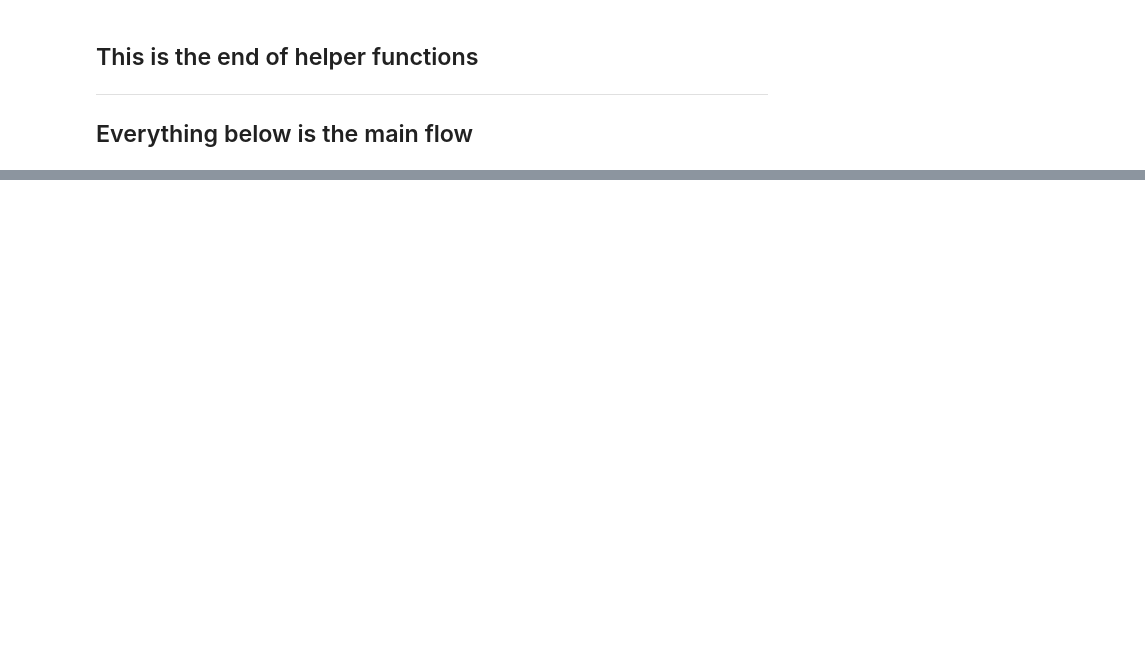
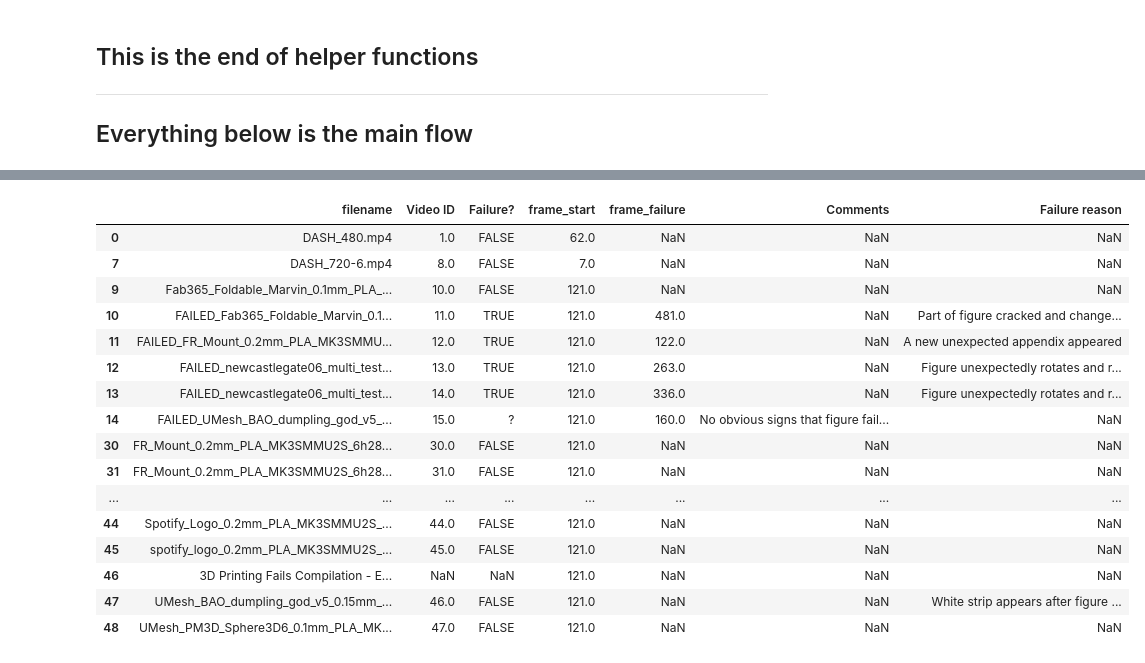
Before and after one commit to kennethjiang/3DPrintSaviour, a Jupyter notebook: Anomaly_Detection_Nezih.ipynb, the cells around one changed output, grey strips where cells are left out. Saved outputs shown, nothing was run; the diff lists cells and outputs as text; code cells hidden in the pictures; blank space fills up the shorter version.

```diff
--- a/Anomaly_Detection_Nezih.ipynb
+++ b/Anomaly_Detection_Nezih.ipynb
@@ -538,0 +608,20 @@ while (cap.isOpened() and (frameNo <= totalFrames - 1)):
+# %%
+labels[labels['frame_start'] > 2]
+# %% [output]
+|  | filename | Video ID | Failure? | frame_start | frame_failure | Comments | Failure reason |
+| 0 | DASH_480.mp4 | 1.0 | FALSE | 62.0 | NaN | NaN | NaN |
+| 7 | DASH_720-6.mp4 | 8.0 | FALSE | 7.0 | NaN | NaN | NaN |
+| 9 | Fab365_Foldable_Marvin_0.1mm_PLA_... | 10.0 | FALSE | 121.0 | NaN | NaN | NaN |
+| 10 | FAILED_Fab365_Foldable_Marvin_0.1... | 11.0 | TRUE | 121.0 | 481.0 | NaN | Part of figure cracked and change... |
+| 11 | FAILED_FR_Mount_0.2mm_PLA_MK3SMMU... | 12.0 | TRUE | 121.0 | 122.0 | NaN | A new unexpected appendix appeared |
+| 12 | FAILED_newcastlegate06_multi_test... | 13.0 | TRUE | 121.0 | 263.0 | NaN | Figure unexpectedly rotates and r... |
+| 13 | FAILED_newcastlegate06_multi_test... | 14.0 | TRUE | 121.0 | 336.0 | NaN | Figure unexpectedly rotates and r... |
+| 14 | FAILED_UMesh_BAO_dumpling_god_v5_... | 15.0 | ? | 121.0 | 160.0 | No obvious signs that figure fail... | NaN |
+| 30 | FR_Mount_0.2mm_PLA_MK3SMMU2S_6h28... | 30.0 | FALSE | 121.0 | NaN | NaN | NaN |
+| 31 | FR_Mount_0.2mm_PLA_MK3SMMU2S_6h28... | 31.0 | FALSE | 121.0 | NaN | NaN | NaN |
+| ... | ... | ... | ... | ... | ... | ... | ... |
+| 44 | Spotify_Logo_0.2mm_PLA_MK3SMMU2S_... | 44.0 | FALSE | 121.0 | NaN | NaN | NaN |
+| 45 | spotify_logo_0.2mm_PLA_MK3SMMU2S_... | 45.0 | FALSE | 121.0 | NaN | NaN | NaN |
+| 46 | 3D Printing Fails Compilation - E... | NaN | NaN | 121.0 | NaN | NaN | NaN |
+| 47 | UMesh_BAO_dumpling_god_v5_0.15mm_... | 46.0 | FALSE | 121.0 | NaN | NaN | White strip appears after figure ... |
+| 48 | UMesh_PM3D_Sphere3D6_0.1mm_PLA_MK... | 47.0 | FALSE | 121.0 | NaN | NaN | NaN |
```
Also changed, not shown: parts of 12 cells of this notebook.
